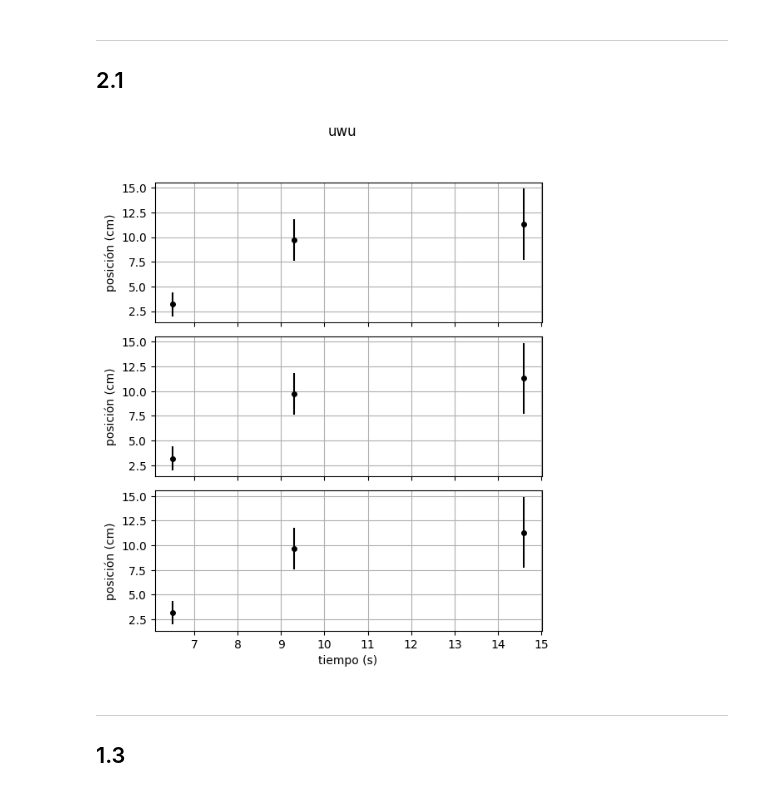
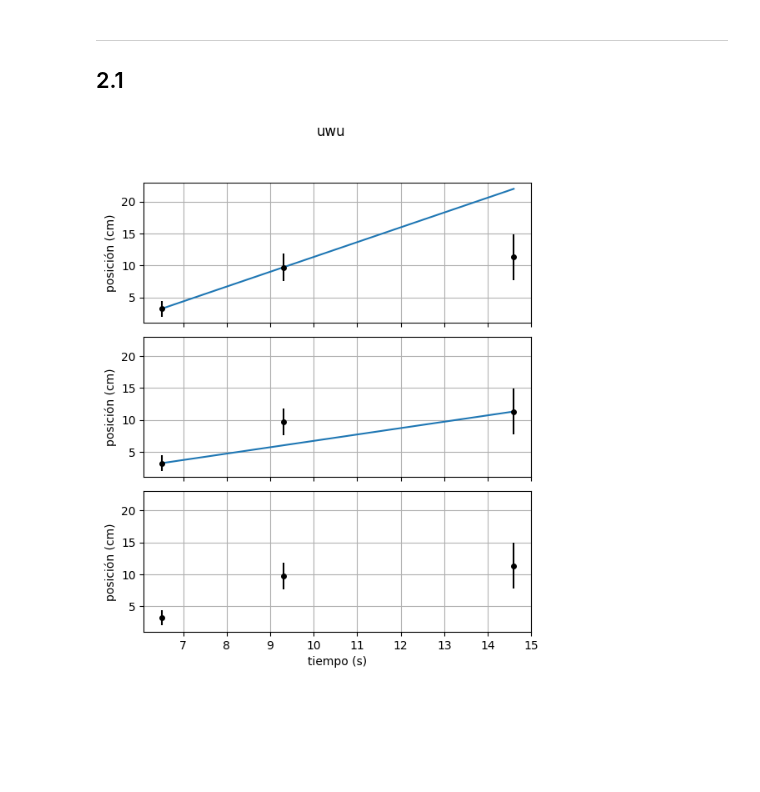
Before and after one commit to dangarciahe/ProblemasExperimental, a Jupyter notebook: Punto2.ipynb, the cells around one changed output. Drawn from its saved outputs; the diff is of its cells as text; code cells hidden in the pictures; blank space fills up the shorter version.

```diff
--- a/Punto2.ipynb
+++ b/Punto2.ipynb
@@ -19,45 +18,59 @@ datos
 def plot_points(index, xdata, ydata, yerror):
     axis[index].errorbar(xdata,ydata, yerr=yerror, fmt=".", color="black", markersize=8)
 
 
-def find_mb(x1,x2,y1,y2):
+def reg_values(m,b,xdata):
+    ydata = []
+    for ii in range (len(xdata)):
+        ydata.append(m*xdata[ii] + b)
+    return ydata
+
+
+def find_mb(x1, x2, y1, y2):
     m = (y2-y1)/(x2-x1)
     b = -m*x1 + y1
-    return m, b
+    return m,b
 
 
-def plot_line(m, b, xmin, xmax):
-        XX = np.linspace(xmin, xmax, 2)
-        YY = m*XX + b
+def plot_line(obj, m, b):
+    XX = np.linspace(xmin, xmax, 2)
+    YY = []
+    for ii in range (2):
+        YY.append(m*XX[ii] + b)
+    obj.plot(XX, YY)
 
+
+xmin = datos["t(s)"][0]
+xmax = datos["t(s)"][2]
+
+m1, b1 = find_mb(datos["t(s)"][0], datos["t(s)"][1], datos["x(cm)"][0], datos["x(cm)"][1])
+m2, b2 = find_mb(datos["t(s)"][0], datos["t(s)"][2], datos["x(cm)"][0], datos["x(cm)"][2])
+
+y1data = reg_values(m1, b1, datos["t(s)"])
+y2data = reg_values(m2, b2, datos["t(s)"])
 
 
 fig = plt.figure(figsize=(6,7))
 gs = fig.add_gridspec(3, hspace=0.1) #Sin espacio entre las gráficas
 axis = gs.subplots(sharex=True, sharey=True)
-
-
 fig.suptitle("uwu")
-#axis[0].bar(center1, V1_hist, label=f"$\Delta$V=1 V", width=delta1, edgecolor="black")
-#axis[1].bar(center2, V2_hist, label=f"$\Delta$V=2 V", width=delta2, edgecolor="black")
-
 for ii in range (len(axis)):
     plot_points(ii, datos["t(s)"], datos["x(cm)"], datos["sigmax(cm)"])
     axis[ii].set(ylabel="posición (cm)")
     #axis[ii].legend()
     #axis[ii].label_outer() #Quita los ticks de las gráficas no fronteras
     #axis[ii].minorticks_on()
     axis[ii].grid(which="both")
     axis[ii].set_axisbelow(True)
 
+plot_line(axis[0], m1, b1)
+plot_line(axis[1], m2, b2)
 
 
-#plt.xlim(int(vmin) - (vmax-vmin)*0.03, int(vmax) + (vmax-vmin)*0.03)
+
+
 plt.xlabel("tiempo (s)")
 #plt.savefig("12.pdf")
 plt.show()
 # %% [output]
-[figure, old version]
+[figure, new version]
-# %% [markdown]
----
-## 1.3
```
Also changed, not shown: parts of 6 cells of this notebook.
